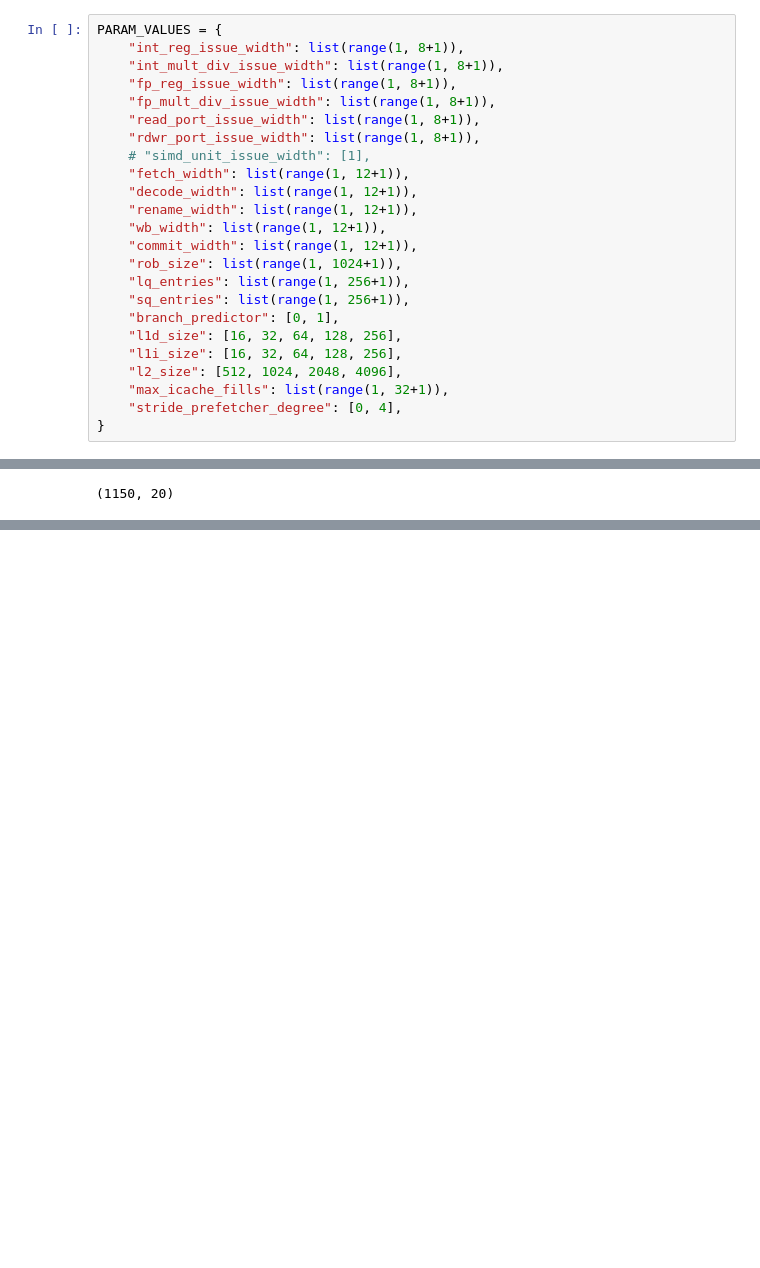
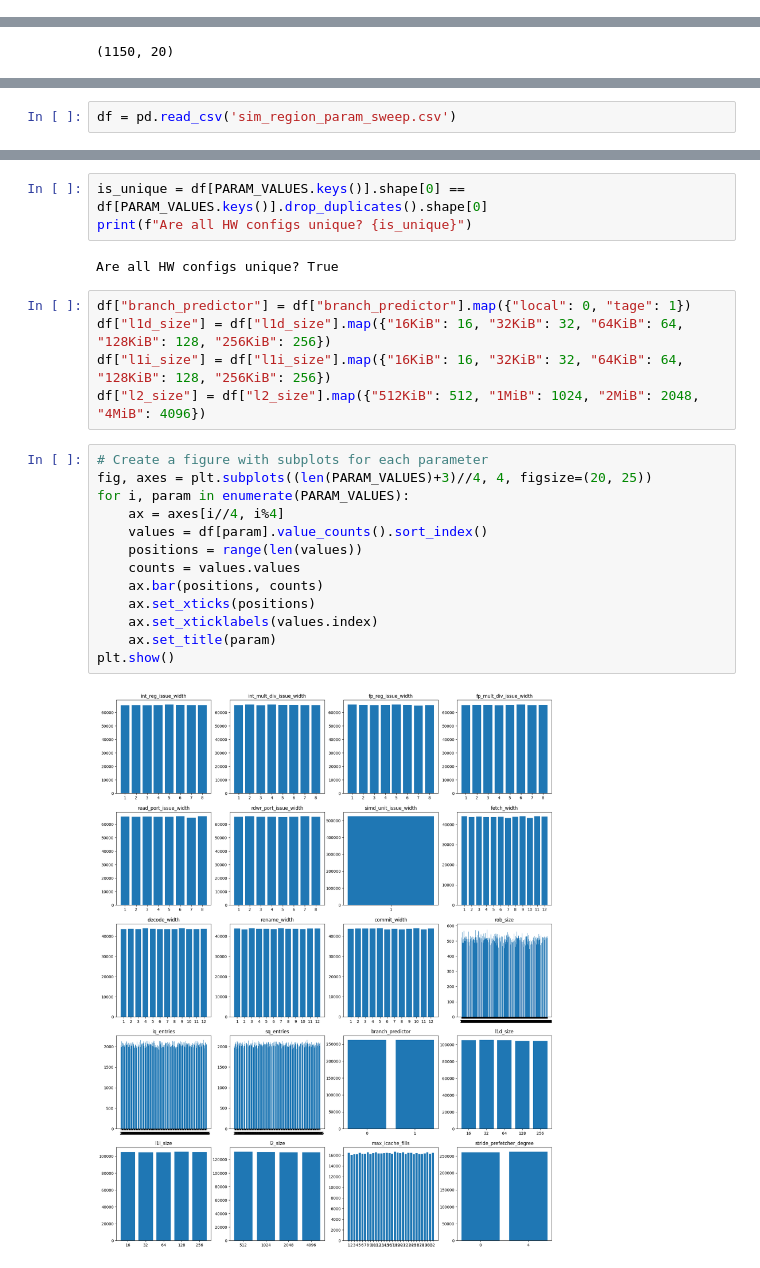
Before and after one commit to ronitnag04/peregrine-gem5, a Jupyter notebook: configs/peregrine/param_sweep_analysis.ipynb, the cells around one changed output, grey strips where cells are left out. Cells and saved outputs as stored; diff of their text form; blank space fills up the shorter version.

Commit message:
configs: Updated sweep analysis

```diff
--- a/configs/peregrine/param_sweep_analysis.ipynb
+++ b/configs/peregrine/param_sweep_analysis.ipynb
@@ -62,30 +80,6 @@ plt.show()
 # Sweep 02/23/2026
 # %% [markdown]
 ## Check Distribution of Parameter Sweep
-# %%
-PARAM_VALUES = {
-    "int_reg_issue_width": list(range(1, 8+1)),
-    "int_mult_div_issue_width": list(range(1, 8+1)),
-    "fp_reg_issue_width": list(range(1, 8+1)),
-    "fp_mult_div_issue_width": list(range(1, 8+1)),
-    "read_port_issue_width": list(range(1, 8+1)),
-    "rdwr_port_issue_width": list(range(1, 8+1)),
-    # "simd_unit_issue_width": [1],
-    "fetch_width": list(range(1, 12+1)),
-    "decode_width": list(range(1, 12+1)),
-    "rename_width": list(range(1, 12+1)),
-    "wb_width": list(range(1, 12+1)),
-    "commit_width": list(range(1, 12+1)),
-    "rob_size": list(range(1, 1024+1)),
-    "lq_entries": list(range(1, 256+1)),
-    "sq_entries": list(range(1, 256+1)),
-    "branch_predictor": [0, 1],
-    "l1d_size": [16, 32, 64, 128, 256],
-    "l1i_size": [16, 32, 64, 128, 256],
-    "l2_size": [512, 1024, 2048, 4096],
-    "max_icache_fills": list(range(1, 32+1)),
-    "stride_prefetcher_degree": [0, 4],
-}
 # %%
 # Check if each row of df is unique
 is_unique = df.shape[0] == df.drop_duplicates().shape[0]
@@ -250,0 +247,2 @@ new_df[mask].shape
+# %%
+df = pd.read_csv('sim_region_param_sweep.csv')
@@ -250,0 +255,25 @@ new_df[mask].shape
+# %%
+is_unique = df[PARAM_VALUES.keys()].shape[0] == df[PARAM_VALUES.keys()].drop_duplicates().shape[0]
+print(f"Are all HW configs unique? {is_unique}")
+# %% [output]
+Are all HW configs unique? True
+# %%
+df["branch_predictor"] = df["branch_predictor"].map({"local": 0, "tage": 1})
+df["l1d_size"] = df["l1d_size"].map({"16KiB": 16, "32KiB": 32, "64KiB": 64, "128KiB": 128, "256KiB": 256})
+df["l1i_size"] = df["l1i_size"].map({"16KiB": 16, "32KiB": 32, "64KiB": 64, "128KiB": 128, "256KiB": 256})
+df["l2_size"] = df["l2_size"].map({"512KiB": 512, "1MiB": 1024, "2MiB": 2048, "4MiB": 4096})
+# %%
+# Create a figure with subplots for each parameter
+fig, axes = plt.subplots((len(PARAM_VALUES)+3)//4, 4, figsize=(20, 25))
+for i, param in enumerate(PARAM_VALUES):
+    ax = axes[i//4, i%4]
+    values = df[param].value_counts().sort_index()
+    positions = range(len(values))
+    counts = values.values
+    ax.bar(positions, counts)
+    ax.set_xticks(positions)
+    ax.set_xticklabels(values.index)
+    ax.set_title(param)
+plt.show()
+# %% [output]
+[figure, added]
```
Also changed, not shown: parts of 7 cells of this notebook.
